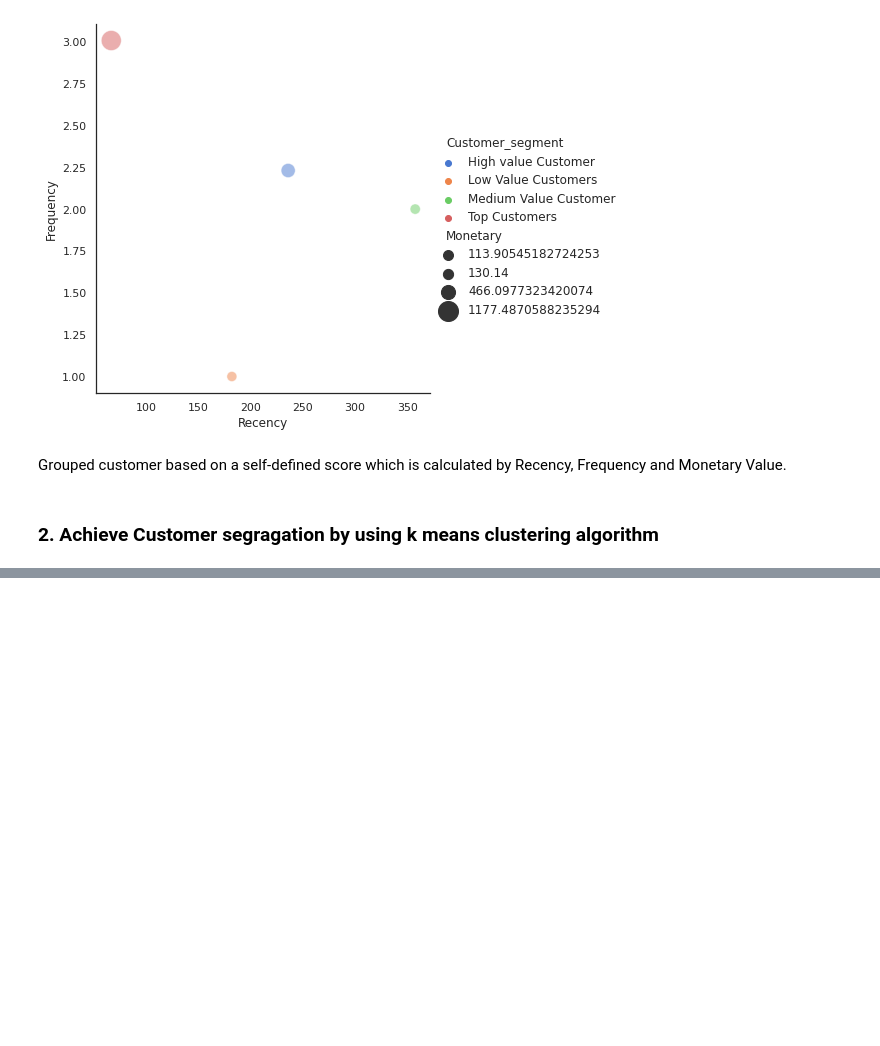
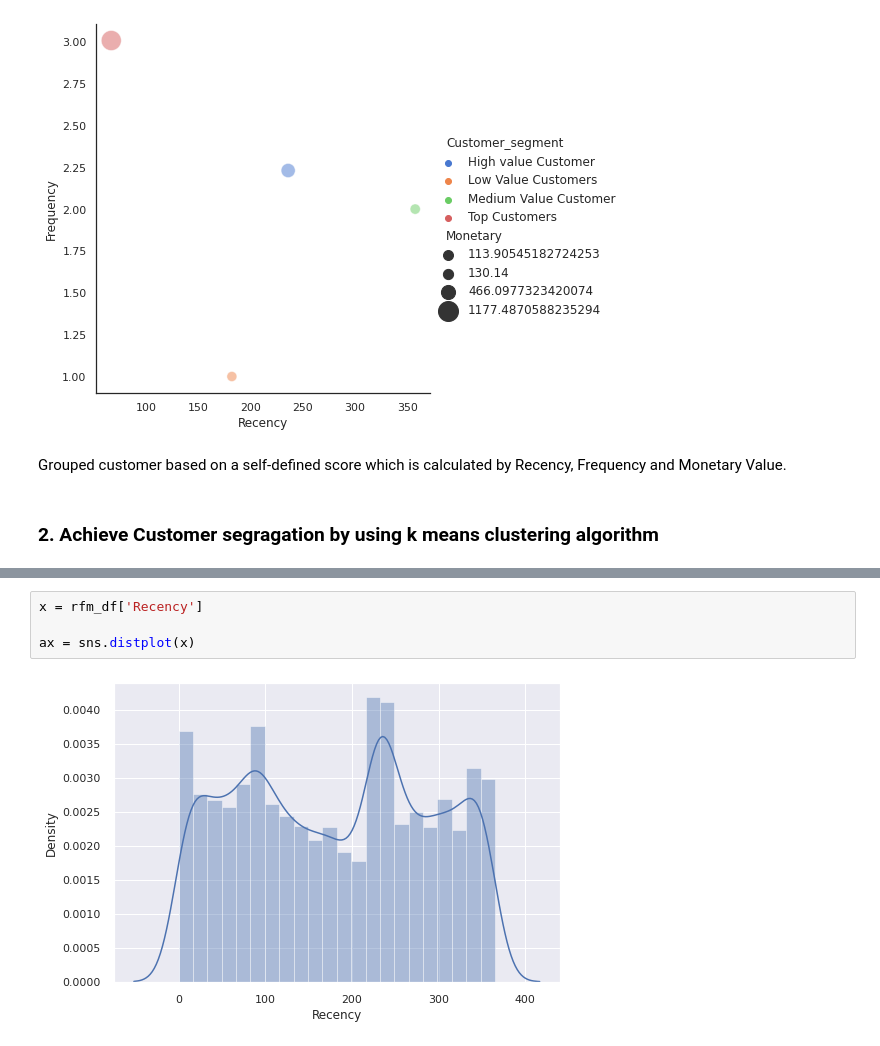
Before and after one commit to lirui720/Google_E_Commerce_RFM_model, a Jupyter notebook: RFM_Model.ipynb, the cells around one changed output, grey strips where cells are left out. Cells and saved outputs as stored; diff of their text form; blank space fills up the shorter version.

```diff
--- a/RFM_Model.ipynb
+++ b/RFM_Model.ipynb
@@ -158,0 +180,6 @@ Grouped customer based on a self-defined score which is calculated by Recency, F
+# %%
+x = rfm_df['Recency']
+
+ax = sns.distplot(x)
+# %% [output]
+[figure, added]
```
Also changed, not shown: parts of 16 cells of this notebook.
